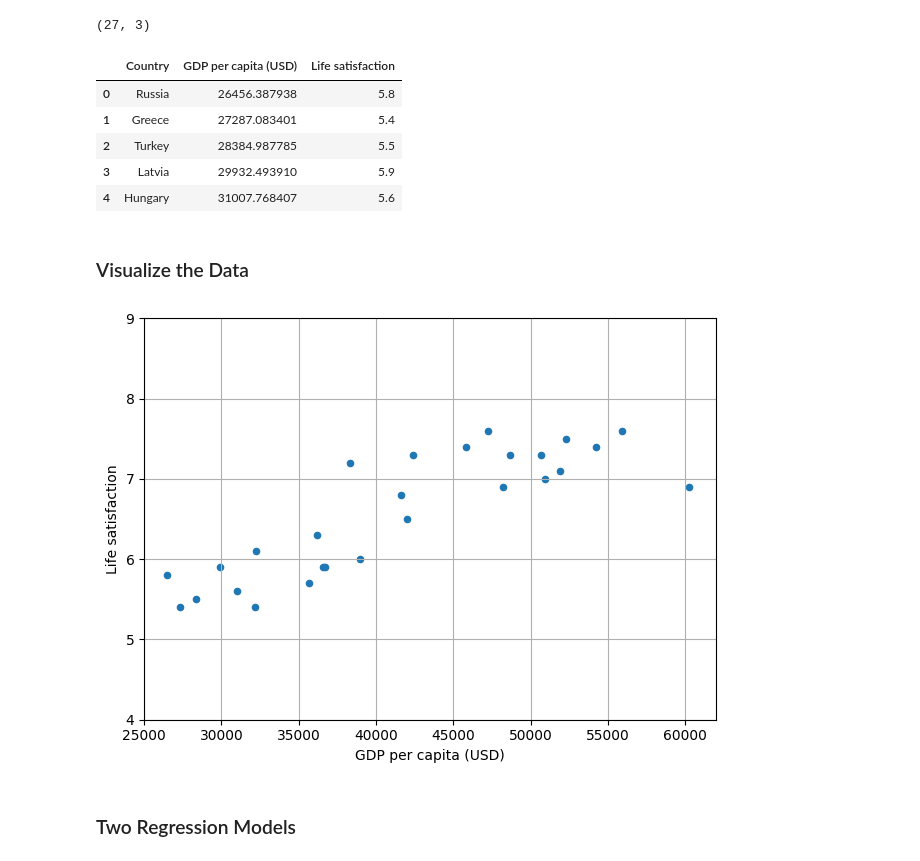
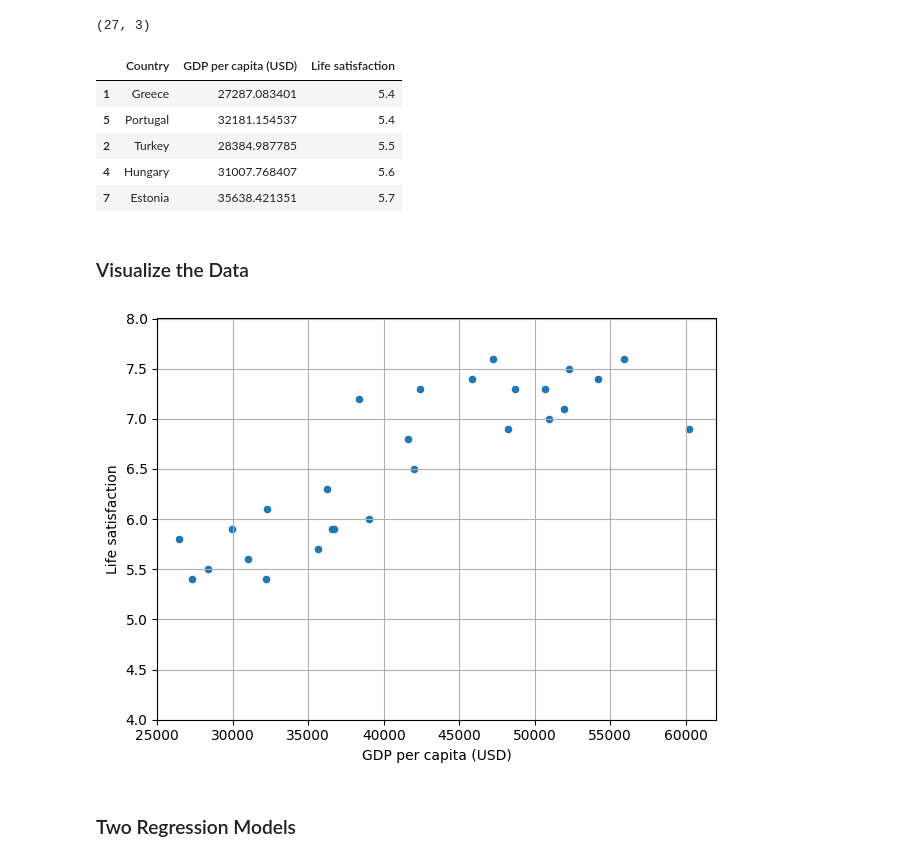
Before and after one commit to PaulToronto/Hands-on-Maching-Learning-Book, a Jupyter notebook: 1_The_Machine_Learning_Landscape.ipynb, the cells around one changed output. Cells and saved outputs as stored; diff of their text form; code cells hidden in the pictures.

```diff
--- a/1_The_Machine_Learning_Landscape.ipynb
+++ b/1_The_Machine_Learning_Landscape.ipynb
@@ -50,25 +50,25 @@ lifesat.shape
 # %% [output]
 (27, 3)
 # %%
-lifesat.head()
+lifesat.sort_values('Life satisfaction').head()
 # %% [output]
 |  | Country | GDP per capita (USD) | Life satisfaction |
-| 0 | Russia | 26456.387938 | 5.8 |
 | 1 | Greece | 27287.083401 | 5.4 |
+| 5 | Portugal | 32181.154537 | 5.4 |
 | 2 | Turkey | 28384.987785 | 5.5 |
-| 3 | Latvia | 29932.493910 | 5.9 |
 | 4 | Hungary | 31007.768407 | 5.6 |
+| 7 | Estonia | 35638.421351 | 5.7 |
 # %% [markdown]
 ### Visualize the Data
 # %%
 lifesat.plot(kind='scatter',
              x='GDP per capita (USD)',
              y='Life satisfaction',
              grid=True)
-plt.axis([25_000, 62_000, 4, 9])
+plt.axis([25_000, 62_000, 4, 8])
 plt.tight_layout()
 plt.show()
 # %% [output]
-[figure, old version]
+[figure, new version]
 # %% [markdown]
 ### Two Regression Models
```
Also changed, not shown: parts of 9 cells of this notebook.
